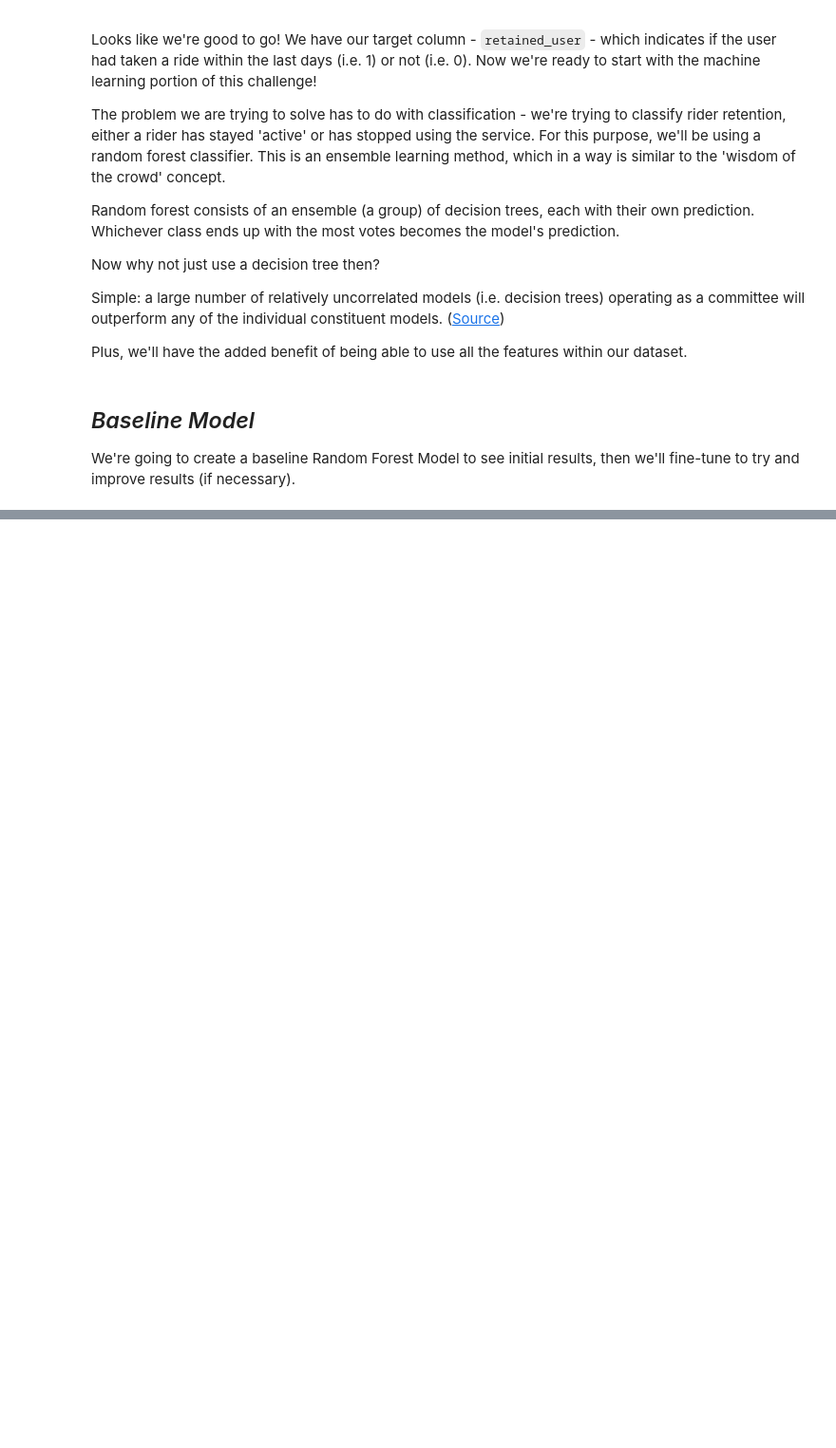
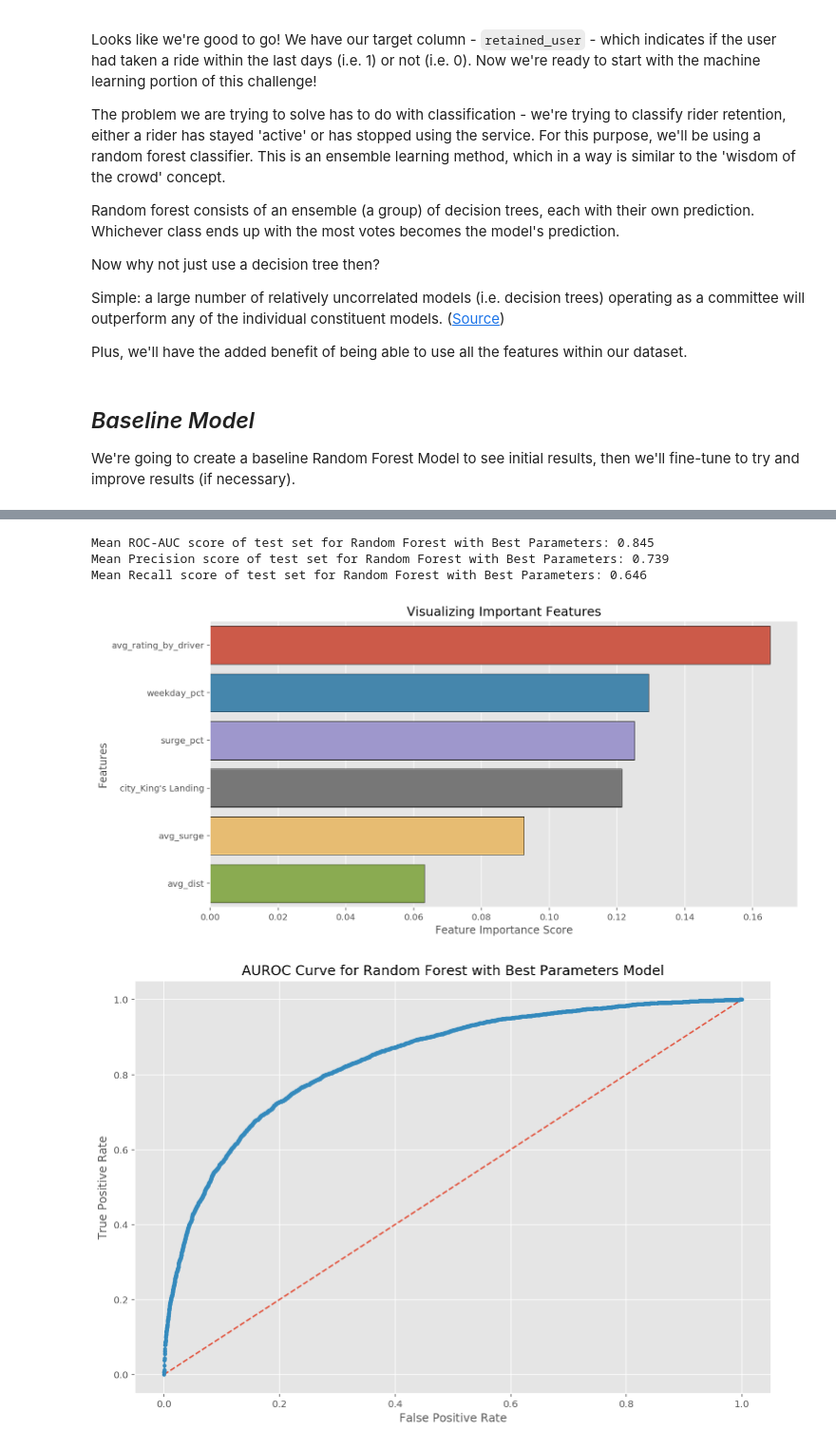
Before and after one commit to earny-joe/Springboard-DS-Portfolio, a Jupyter notebook: unit17-take-home-challenges/ultimate_technologies/predictive_modeling.ipynb, the cells around one changed output, grey strips where cells are left out. Shown: that part at 95% size. Saved outputs shown, nothing was run; the diff lists cells and outputs as text; code cells hidden in the pictures; blank space fills up the shorter version.

```diff
--- a/unit17-take-home-challenges/ultimate_technologies/predictive_modeling.ipynb
+++ b/unit17-take-home-challenges/ultimate_technologies/predictive_modeling.ipynb
@@ -650,0 +538,6 @@ pyplot.show()
+# %%
+# create base model to tune
+rf = RandomForestClassifier(n_estimators=100, n_jobs=-1, random_state=1)
+# %%
+random_grid = predict.gridsearch_params()
+random_grid
@@ -650,0 +551,5 @@ pyplot.show()
+# %%
+n_estimators, min_split, min_leaf, max_features, max_depth, bootstrap = predict.randomizedsearchCV(estimator=rf,
+                                                                                                   X=X, y=y, n_iter_search=100,
+                                                                                                   param_distributions=random_grid,
+                                                                                                   random_state=1);
@@ -650,0 +575,11 @@ pyplot.show()
+# %%
+bestparams_rf, bestparam_scores = predict.ml_bestparams(X, y, random_state=1, n_estimators=n_estimators,
+                                                        min_samples_split=min_split, min_samples_leaf=min_leaf,
+                                                        max_features=max_features, max_depth=max_depth, bootstrap=True,
+                                                        title='Random Forest with Best Parameters')
+# %% [output]
+Mean ROC-AUC score of test set for Random Forest with Best Parameters: 0.845
+Mean Precision score of test set for Random Forest with Best Parameters: 0.739
+Mean Recall score of test set for Random Forest with Best Parameters: 0.646
+[figure, added]
+[figure, added]
```
Also changed, not shown: parts of 32 cells of this notebook, 2 other files.
